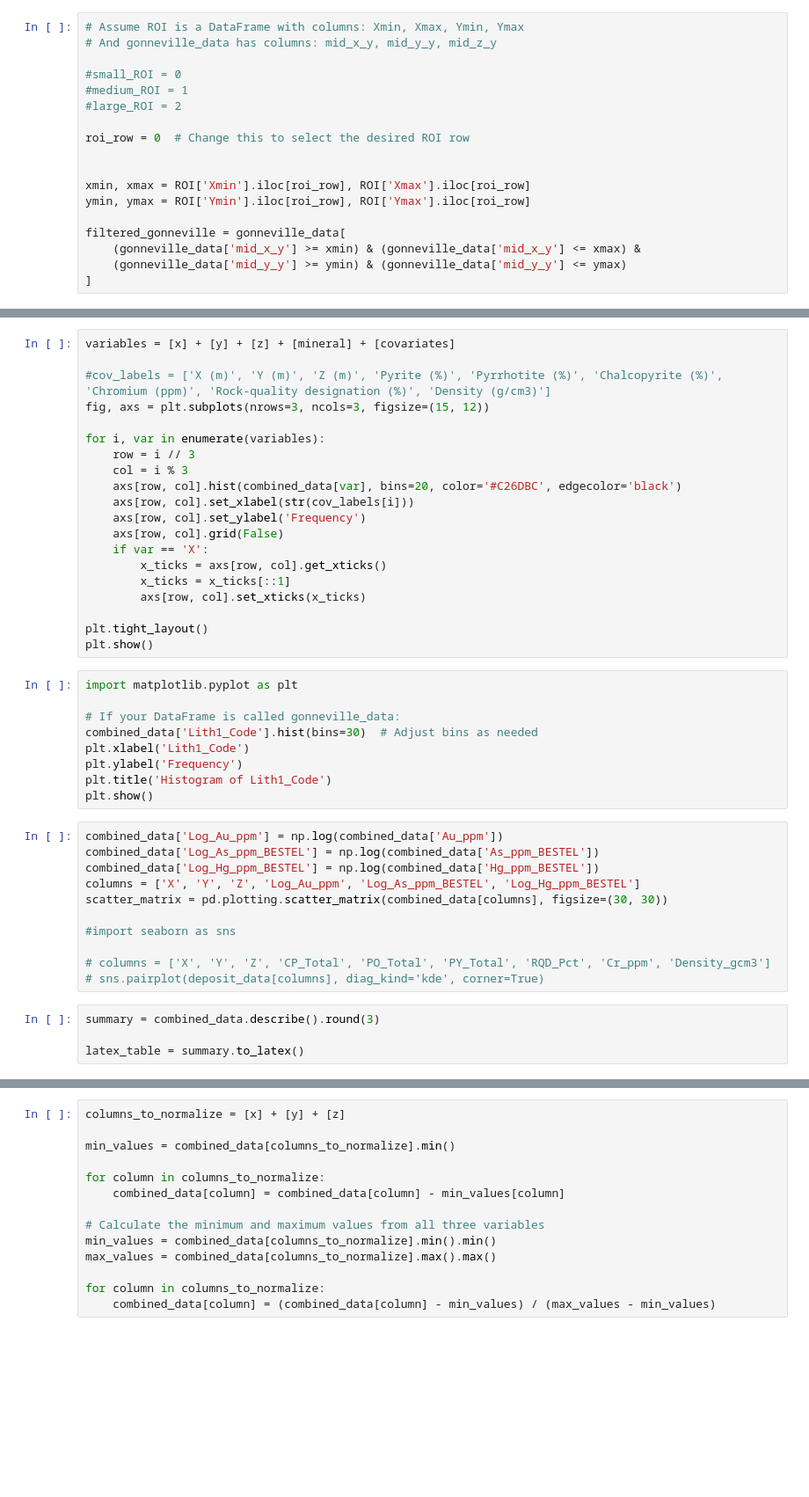
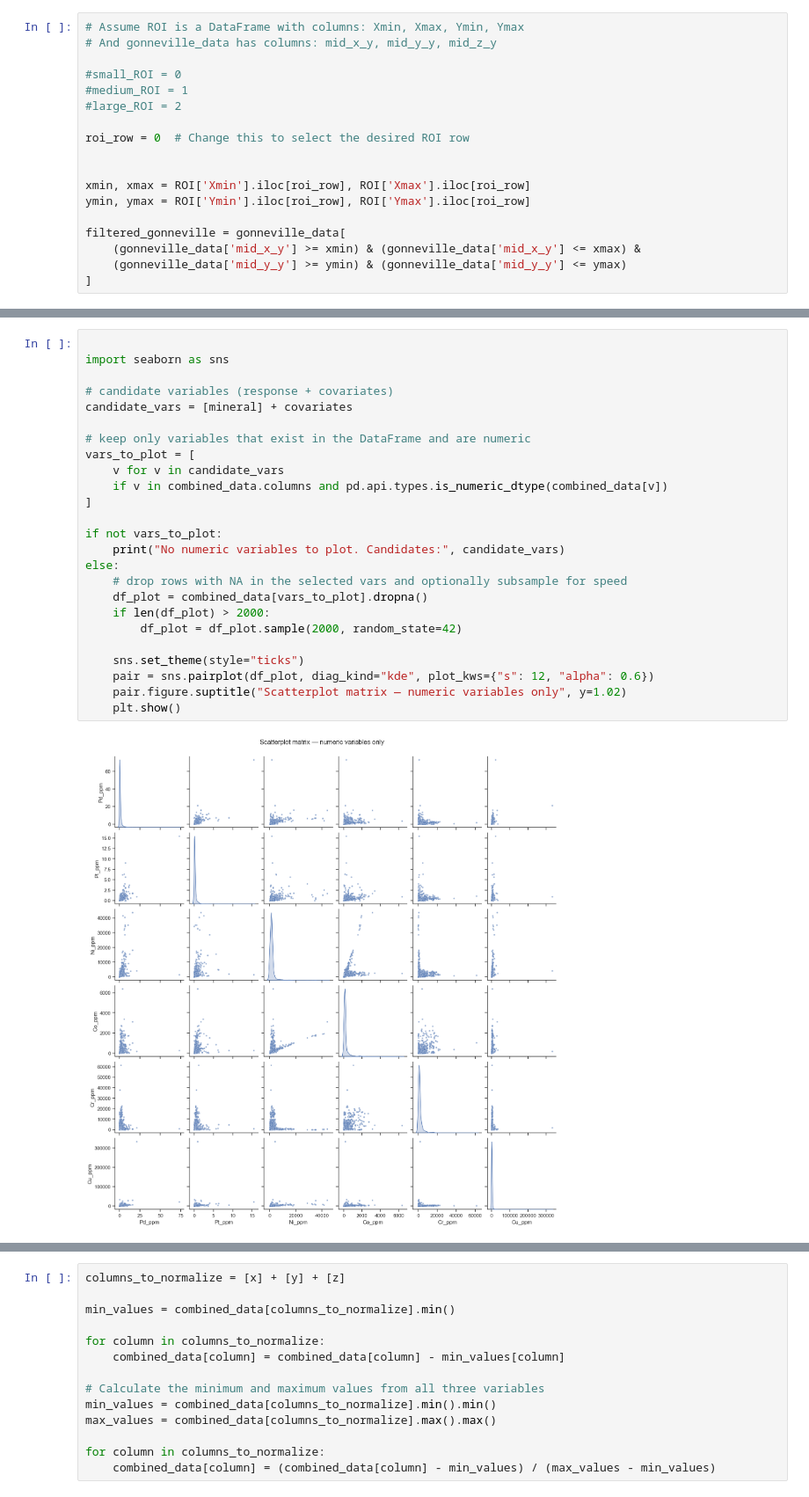
Before and after one commit to markdlindsay/DK_Batch_Shapley, a Jupyter notebook: Data_pre-processing_Gonneville.ipynb, the cells around one changed output, grey strips where cells are left out. Shown at 88% size. Drawn from its saved outputs; the diff is of its cells as text; blank space fills up the shorter version.

```diff
--- a/Data_pre-processing_Gonneville.ipynb
+++ b/Data_pre-processing_Gonneville.ipynb
@@ -220,44 +224,27 @@ for total_column, total_values in category_totals.items():
-# %%
-variables = [x] + [y] + [z] + [mineral] + [covariates]
-
-#cov_labels = ['X (m)', 'Y (m)', 'Z (m)', 'Pyrite (%)', 'Pyrrhotite (%)', 'Chalcopyrite (%)', 'Chromium (ppm)', 'Rock-quality designation (%)', 'Density (g/cm3)']
-fig, axs = plt.subplots(nrows=3, ncols=3, figsize=(15, 12))
-
-for i, var in enumerate(variables):
-    row = i // 3
-    col = i % 3
-    axs[row, col].hist(combined_data[var], bins=20, color='#C26DBC', edgecolor='black')
-    axs[row, col].set_xlabel(str(cov_labels[i]))
-    axs[row, col].set_ylabel('Frequency')
-    axs[row, col].grid(False)
-    if var == 'X':
-        x_ticks = axs[row, col].get_xticks()
-        x_ticks = x_ticks[::1]
-        axs[row, col].set_xticks(x_ticks)
-
-plt.tight_layout()
-plt.show()
-# %%
-import matplotlib.pyplot as plt
-
-# If your DataFrame is called gonneville_data:
-combined_data['Lith1_Code'].hist(bins=30)  # Adjust bins as needed
-plt.xlabel('Lith1_Code')
-plt.ylabel('Frequency')
-plt.title('Histogram of Lith1_Code')
-plt.show()
-# %%
-combined_data['Log_Au_ppm'] = np.log(combined_data['Au_ppm'])
-combined_data['Log_As_ppm_BESTEL'] = np.log(combined_data['As_ppm_BESTEL'])
-combined_data['Log_Hg_ppm_BESTEL'] = np.log(combined_data['Hg_ppm_BESTEL'])
-columns = ['X', 'Y', 'Z', 'Log_Au_ppm', 'Log_As_ppm_BESTEL', 'Log_Hg_ppm_BESTEL']
-scatter_matrix = pd.plotting.scatter_matrix(combined_data[columns], figsize=(30, 30))
-
-#import seaborn as sns
-
-# columns = ['X', 'Y', 'Z', 'CP_Total', 'PO_Total', 'PY_Total', 'RQD_Pct', 'Cr_ppm', 'Density_gcm3']
-# sns.pairplot(deposit_data[columns], diag_kind='kde', corner=True)
-# %%
-summary = combined_data.describe().round(3)
-
-latex_table = summary.to_latex()
+# %%
+
+import seaborn as sns
+
+# candidate variables (response + covariates)
+candidate_vars = [mineral] + covariates
+
+# keep only variables that exist in the DataFrame and are numeric
+vars_to_plot = [
+    v for v in candidate_vars
+    if v in combined_data.columns and pd.api.types.is_numeric_dtype(combined_data[v])
+]
+
+if not vars_to_plot:
+    print("No numeric variables to plot. Candidates:", candidate_vars)
+else:
+    # drop rows with NA in the selected vars and optionally subsample for speed
+    df_plot = combined_data[vars_to_plot].dropna()
+    if len(df_plot) > 2000:
+        df_plot = df_plot.sample(2000, random_state=42)
+
+    sns.set_theme(style="ticks")
+    pair = sns.pairplot(df_plot, diag_kind="kde", plot_kws={"s": 12, "alpha": 0.6})
+    pair.figure.suptitle("Scatterplot matrix — numeric variables only", y=1.02)
+    plt.show()
+# %% [output]
+[figure, added]
```
Also changed, not shown: parts of 13 cells of this notebook, 14 other files.
